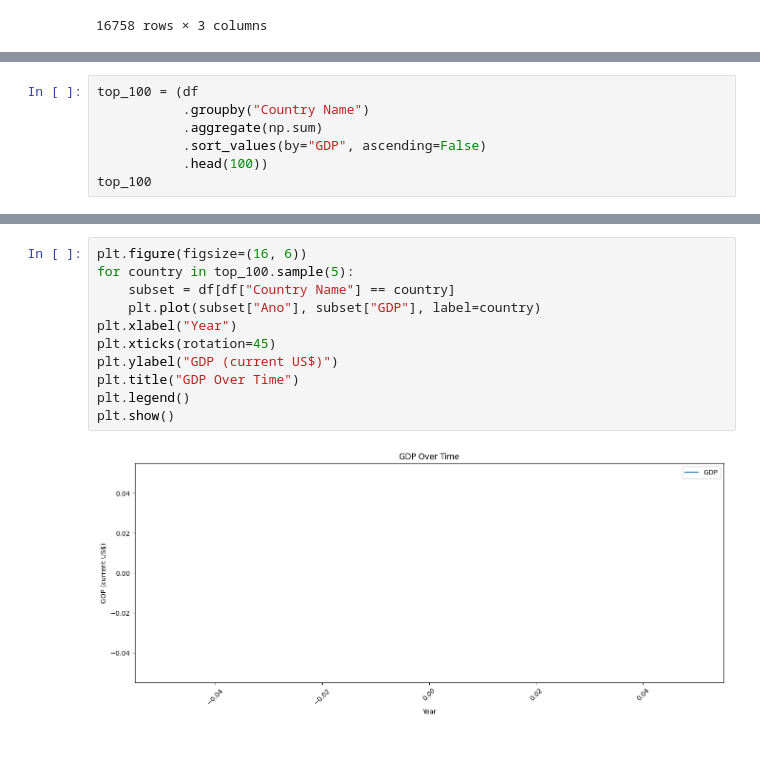
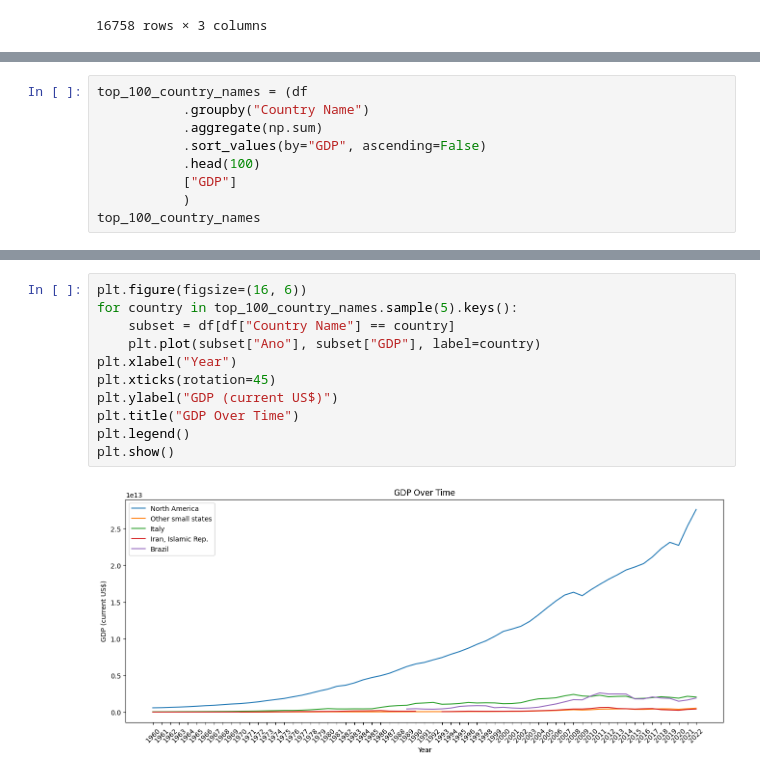
Before and after one commit to LM2124/Data-Science-Fiap, a Jupyter notebook: 05.28 - Gráficos com Matplotlib e Numpy/Exercício 2.ipynb, the cells around one changed output, grey strips where cells are left out. Cells and saved outputs as stored; diff of their text form; blank space fills up the shorter version.

```diff
--- a/05.28 - Gráficos com Matplotlib e Numpy/Exercício 2.ipynb
+++ b/05.28 - Gráficos com Matplotlib e Numpy/Exercício 2.ipynb
@@ -101,8 +118,10 @@ df.sort_values(by=["GDP"], ascending=False)
 # %%
-top_100 = (df
+top_100_country_names = (df
            .groupby("Country Name")
            .aggregate(np.sum)
            .sort_values(by="GDP", ascending=False)
-           .head(100))
-top_100
+           .head(100)
+           ["GDP"]
+           )
+top_100_country_names
 # %% [output]
@@ -135,13 +145,13 @@ top_100.sample(5)
 # %%
 plt.figure(figsize=(16, 6))
-for country in top_100.sample(5):
+for country in top_100_country_names.sample(5).keys():
     subset = df[df["Country Name"] == country]
     plt.plot(subset["Ano"], subset["GDP"], label=country)
 plt.xlabel("Year")
 plt.xticks(rotation=45)
 plt.ylabel("GDP (current US$)")
 plt.title("GDP Over Time")
 plt.legend()
 plt.show()
 # %% [output]
-[figure, old version]
+[figure, new version]
```
Also changed, not shown: parts of 6 cells of this notebook.
